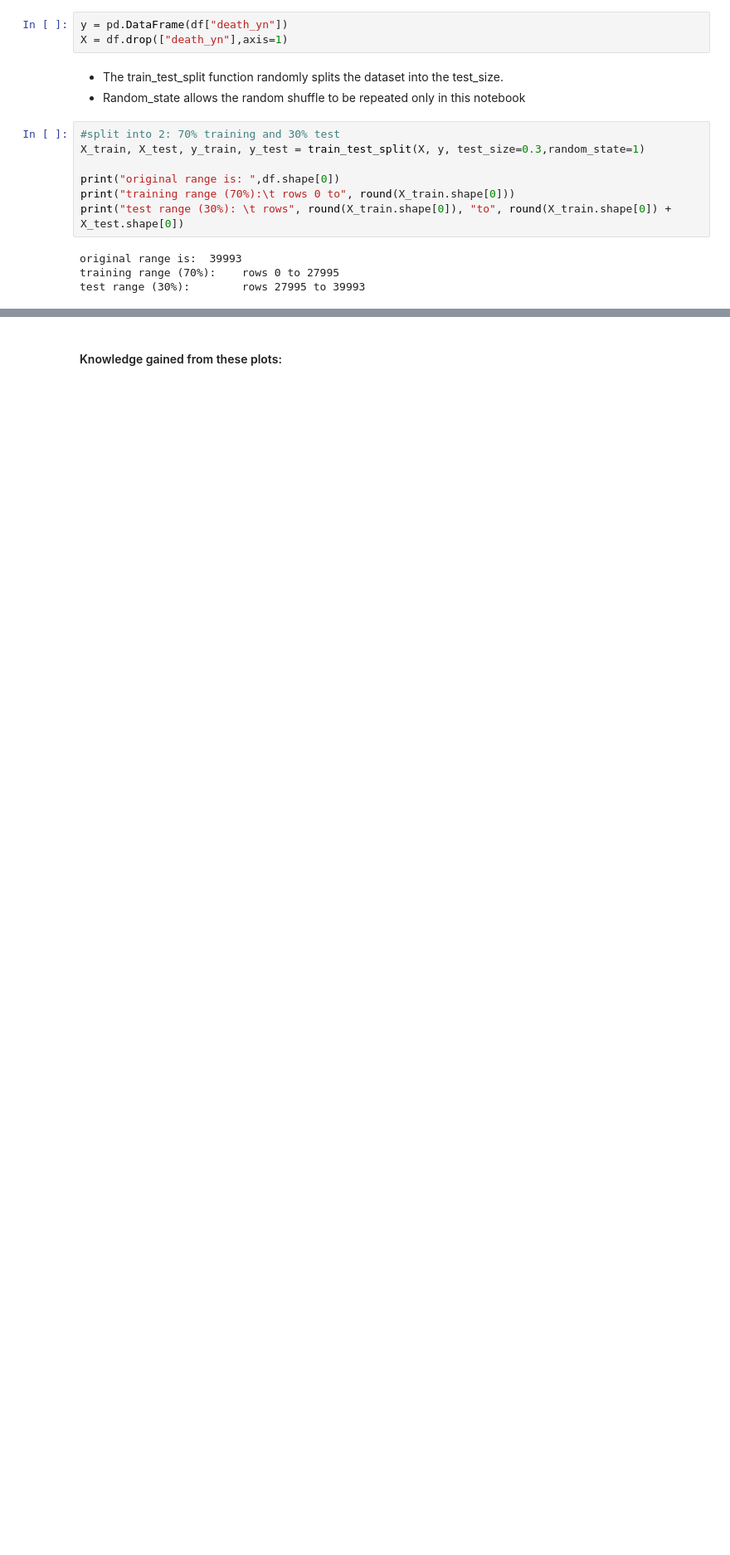
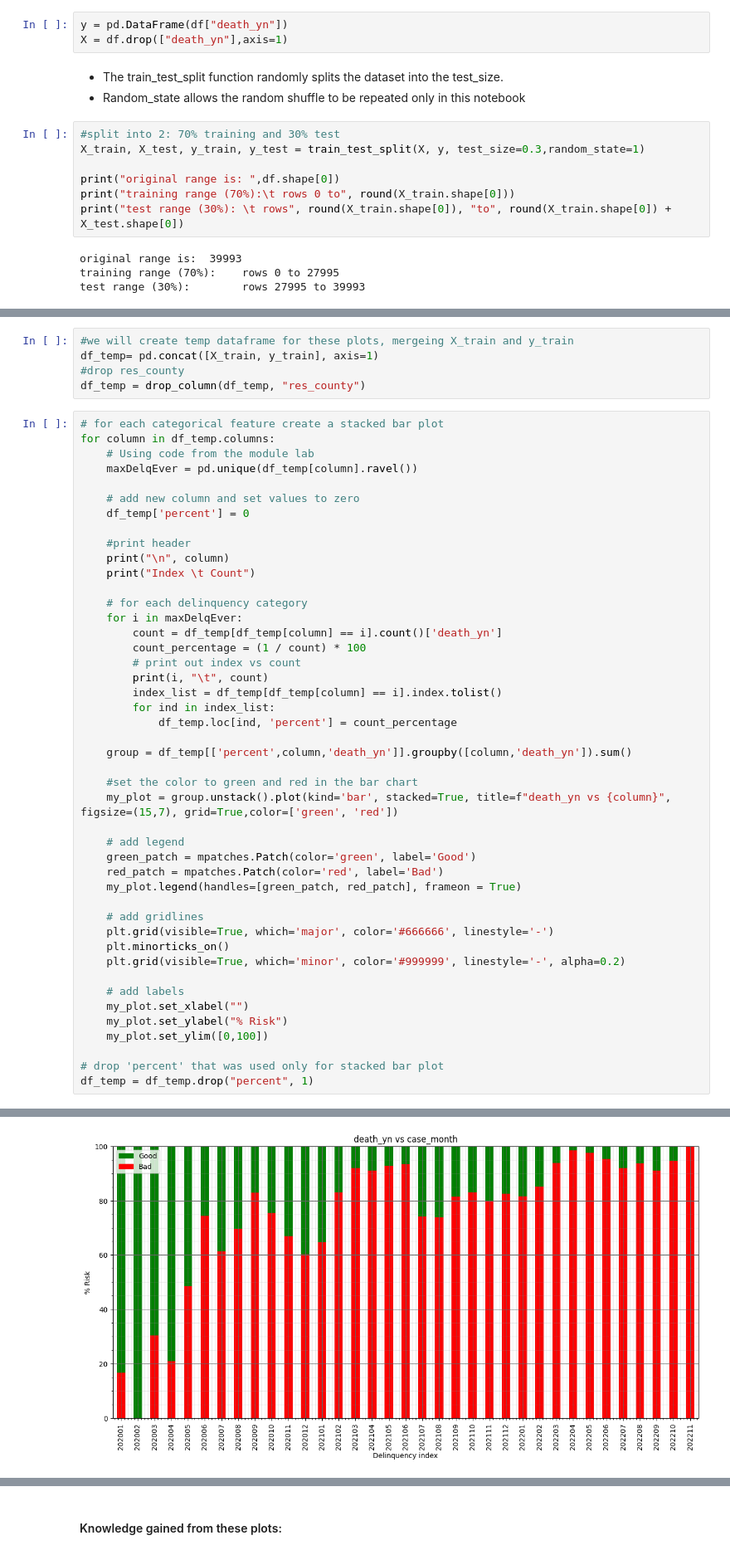
Before and after one commit to keyinb/data-analytics, a Jupyter notebook: 2022-Homework2-Notebook.ipynb, the cells around one changed output, grey strips where cells are left out. Shown: that part at 83% size. Saved outputs shown, nothing was run; the diff lists cells and outputs as text; blank space fills up the shorter version.

```diff
--- a/2022-Homework2-Notebook.ipynb
+++ b/2022-Homework2-Notebook.ipynb
@@ -414,0 +417,51 @@ test range (30%):        rows 27995 to 39993
+# %%
+#we will create temp dataframe for these plots, mergeing X_train and y_train
+df_temp= pd.concat([X_train, y_train], axis=1)
+#drop res_county
+df_temp = drop_column(df_temp, "res_county")
+# %%
+# for each categorical feature create a stacked bar plot
+for column in df_temp.columns:
+    # Using code from the module lab
+    maxDelqEver = pd.unique(df_temp[column].ravel())
+
+    # add new column and set values to zero
+    df_temp['percent'] = 0
+
+    #print header
+    print("\n", column)
+    print("Index \t Count")
+
+    # for each delinquency category
+    for i in maxDelqEver:
+        count = df_temp[df_temp[column] == i].count()['death_yn']
+        count_percentage = (1 / count) * 100
+        # print out index vs count
+        print(i, "\t", count)
+        index_list = df_temp[df_temp[column] == i].index.tolist()
+        for ind in index_list:
+            df_temp.loc[ind, 'percent'] = count_percentage
+
+    group = df_temp[['percent',column,'death_yn']].groupby([column,'death_yn']).sum()
+
+    #set the color to green and red in the bar chart
+    my_plot = group.unstack().plot(kind='bar', stacked=True, title=f"death_yn vs {column}", figsize=(15,7), grid=True,color=['green', 'red'])
+
+    # add legend
+    green_patch = mpatches.Patch(color='green', label='Good')
+    red_patch = mpatches.Patch(color='red', label='Bad')
+    my_plot.legend(handles=[green_patch, red_patch], frameon = True)
+
+    # add gridlines
+    plt.grid(visible=True, which='major', color='#666666', linestyle='-')
+    plt.minorticks_on()
+    plt.grid(visible=True, which='minor', color='#999999', linestyle='-', alpha=0.2)
+
+    # add labels
+    my_plot.set_xlabel("")
+    my_plot.set_ylabel("% Risk")
+    my_plot.set_ylim([0,100])
+
+# drop 'percent' that was used only for stacked bar plot
+df_temp = df_temp.drop("percent", 1)
+# %% [output]
@@ -414,0 +486 @@ test range (30%):        rows 27995 to 39993
+[figure, added]
```
Also changed, not shown: parts of 3 cells of this notebook.
